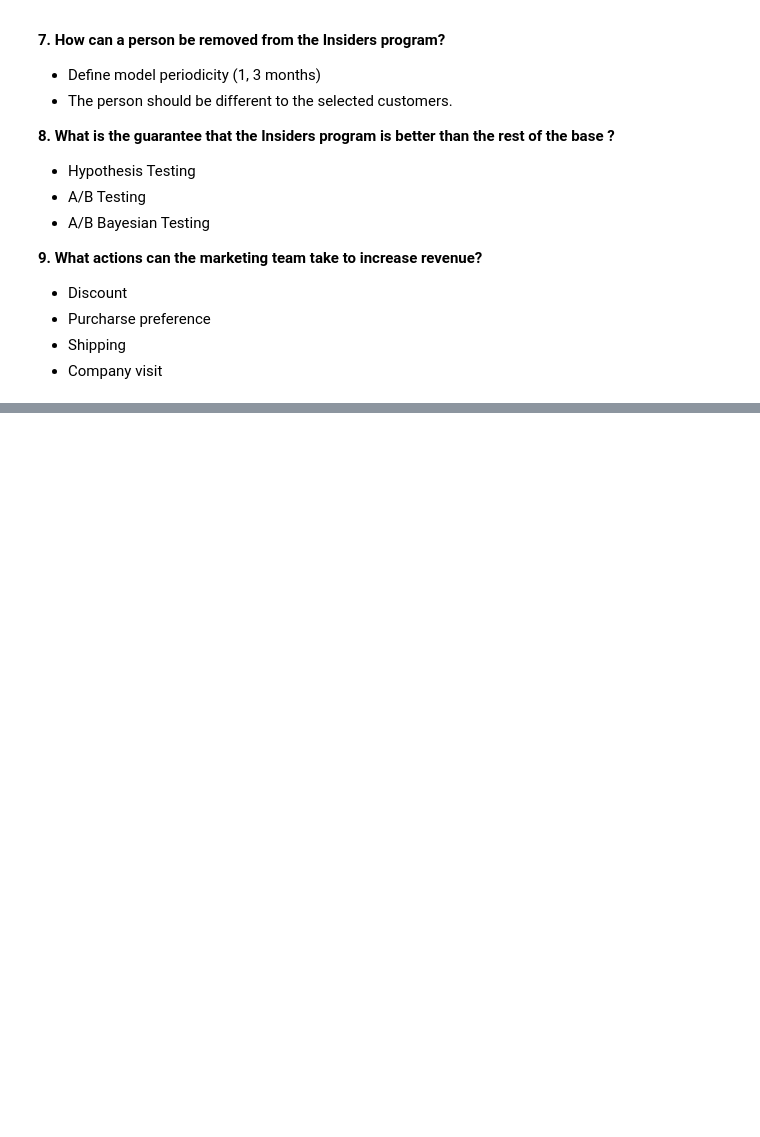
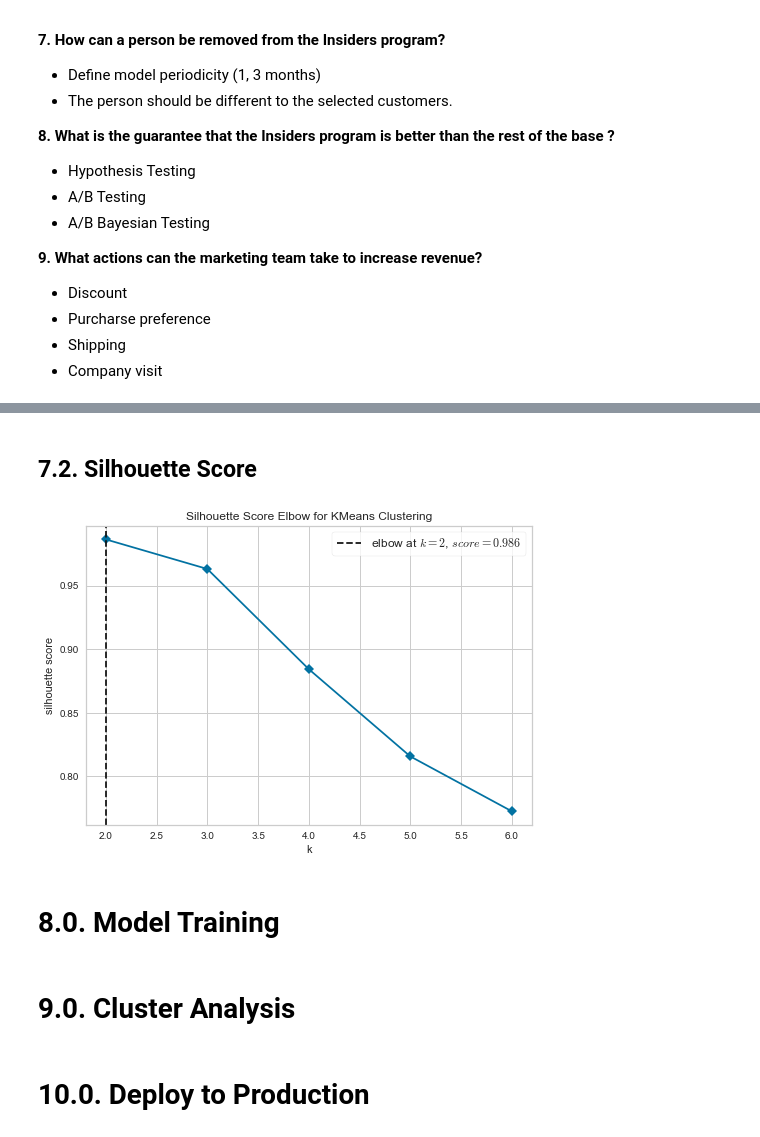
Before and after one commit to Lucas-Okamura/Insiders-Clustering, a Jupyter notebook: Insiders-Clustering.ipynb, the cells around one changed output, grey strips where cells are left out. Saved outputs shown, nothing was run; the diff lists cells and outputs as text; code cells hidden in the pictures; blank space fills up the shorter version.

```diff
--- a/Insiders-Clustering.ipynb
+++ b/Insiders-Clustering.ipynb
@@ -109,0 +355,15 @@ The company All in One Place is a Multibrand Outlet company, i.e., it sells seco
+# %% [markdown]
+## 7.2. Silhouette Score <a id='sillhouette_score'></a>
+# %%
+# wss with yellowbrick
+kmeans = KElbowVisualizer(KMeans(), k = clusters, metric = 'silhouette', timings = False)
+kmeans.fit(X)
+kmeans.show();
+# %% [output]
+[figure, added]
+# %% [markdown]
+# 8.0. Model Training <a id='model_training'></a>
+# %% [markdown]
+# 9.0. Cluster Analysis <a id='cluster_analysis'></a>
+# %% [markdown]
+# 10.0. Deploy to Production <a id='deploy'></a>
```
Also changed, not shown: parts of 52 cells of this notebook, 1 other file.
